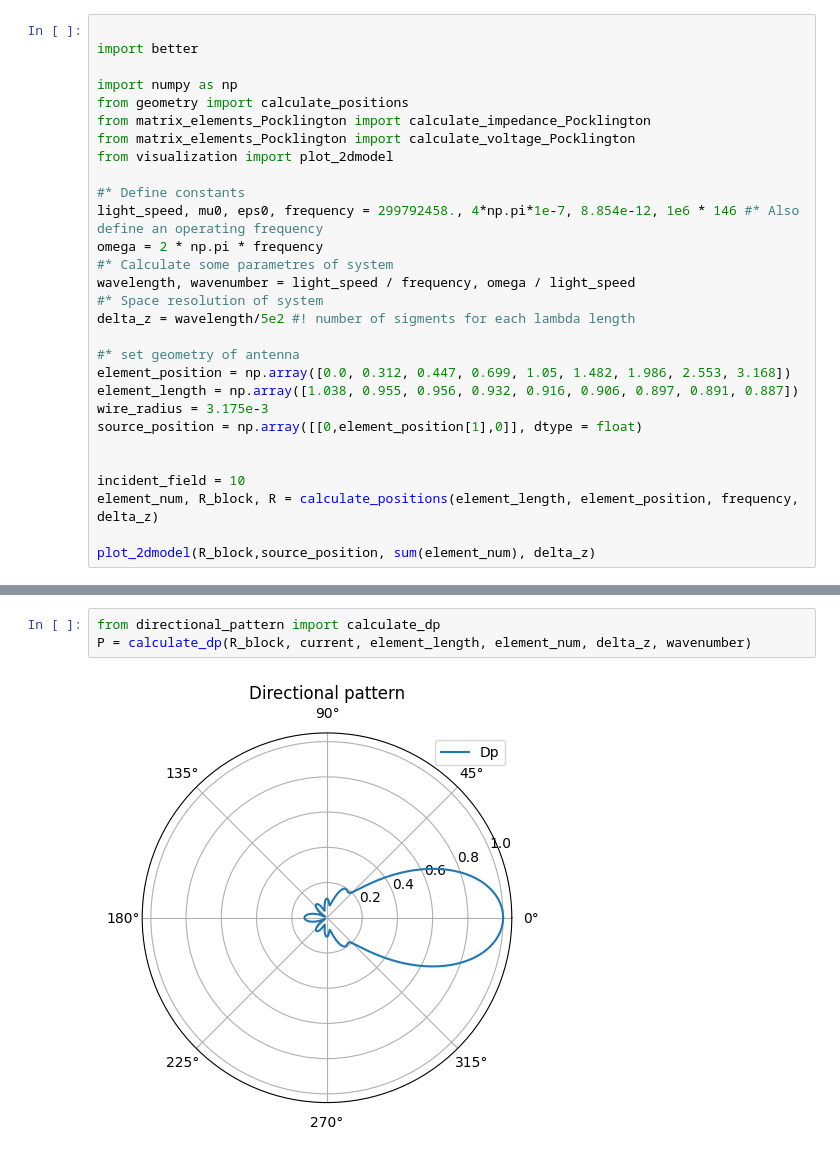
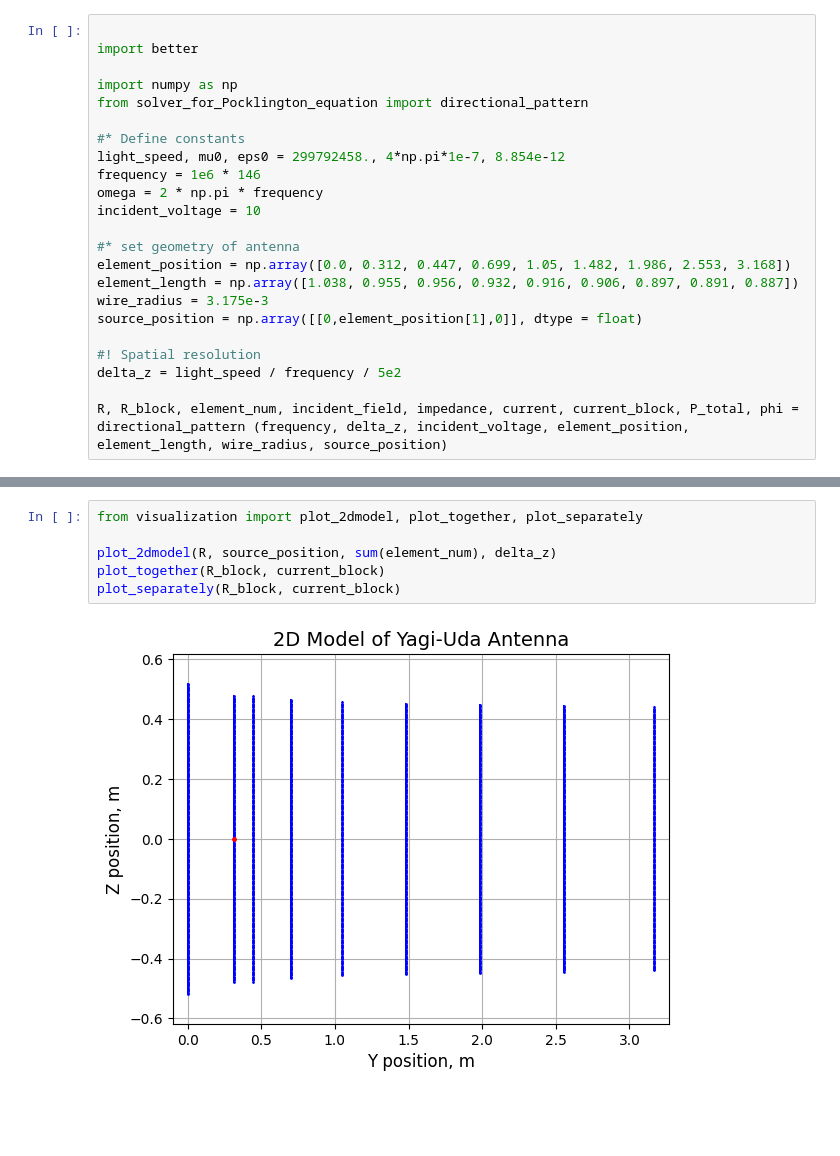
Before and after one commit to Sh4DowBurn/Method-of-Moments-for-antennas, a Jupyter notebook: test.ipynb, the cells around one changed output, grey strips where cells are left out. Drawn from its saved outputs; the diff is of its cells as text; blank space fills up the shorter version.

```diff
--- a/test.ipynb
+++ b/test.ipynb
@@ -3,18 +3,13 @@
 import better
 
 import numpy as np
-from geometry import calculate_positions
-from matrix_elements_Pocklington import calculate_impedance_Pocklington
-from matrix_elements_Pocklington import calculate_voltage_Pocklington
-from visualization import plot_2dmodel
+from solver_for_Pocklington_equation import directional_pattern
 
 #* Define constants
-light_speed, mu0, eps0, frequency = 299792458., 4*np.pi*1e-7, 8.854e-12, 1e6 * 146 #* Also define an operating frequency
+light_speed, mu0, eps0 = 299792458., 4*np.pi*1e-7, 8.854e-12
+frequency = 1e6 * 146
 omega = 2 * np.pi * frequency
-#* Calculate some parametres of system
-wavelength, wavenumber = light_speed / frequency, omega / light_speed
-#* Space resolution of system
-delta_z = wavelength/5e2 #! number of sigments for each lambda length
+incident_voltage = 10
 
 #* set geometry of antenna
 element_position = np.array([0.0, 0.312, 0.447, 0.699, 1.05, 1.482, 1.986, 2.553, 3.168])
@@ -22,9 +17,8 @@ element_length = np.array([1.038, 0.955, 0.956, 0.932, 0.916, 0.906, 0.897, 0.89
 wire_radius = 3.175e-3
 source_position = np.array([[0,element_position[1],0]], dtype = float)
 
+#! Spatial resolution
+delta_z = light_speed / frequency / 5e2
 
-incident_field = 10
-element_num, R_block, R = calculate_positions(element_length, element_position, frequency, delta_z)
-
-plot_2dmodel(R_block,source_position, sum(element_num), delta_z)
+R, R_block, element_num, incident_field, impedance, current, current_block, P_total, phi = directional_pattern (frequency, delta_z, incident_voltage, element_position, element_length, wire_radius, source_position)
 # %% [output]
@@ -101,5 +26,8 @@ plt.show()
-# %%
-from directional_pattern import calculate_dp
-P = calculate_dp(R_block, current, element_length, element_num, delta_z, wavenumber)
-# %% [output]
-[figure, removed]
+# %%
+from visualization import plot_2dmodel, plot_together, plot_separately
+
+plot_2dmodel(R, source_position, sum(element_num), delta_z)
+plot_together(R_block, current_block)
+plot_separately(R_block, current_block)
+# %% [output]
+[figure, added]
```
Also changed, not shown: parts of 5 cells of this notebook, 5 other files.
